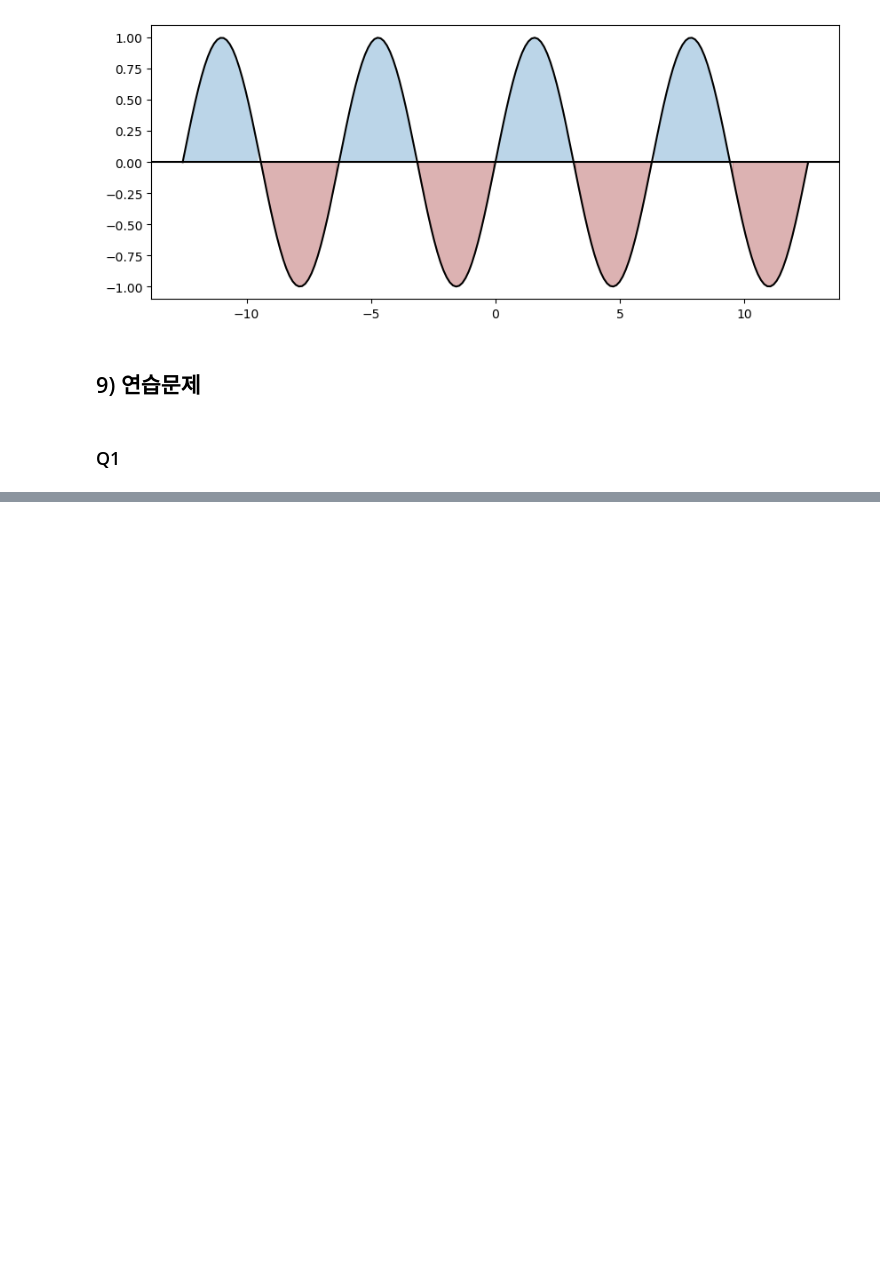
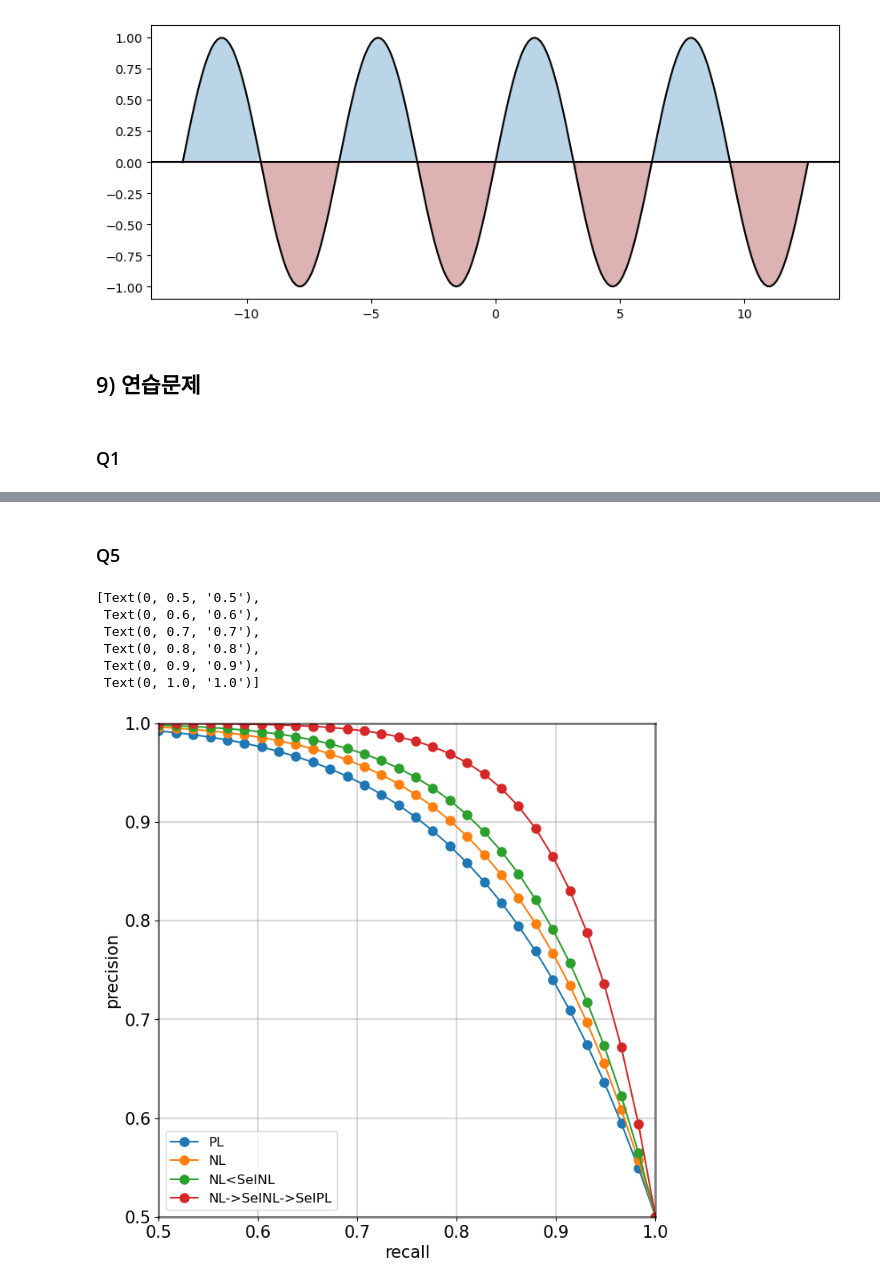
Before and after one commit to scarypillowz/Matplotlib, a Jupyter notebook: graph(1) line plot.ipynb, the cells around one changed output, grey strips where cells are left out. Saved outputs shown, nothing was run; the diff lists cells and outputs as text; code cells hidden in the pictures; blank space fills up the shorter version.

```diff
--- a/graph(1) line plot.ipynb
+++ b/graph(1) line plot.ipynb
@@ -537,0 +647,52 @@ Text(0, 0.5, 'number of types')
+# %% [markdown]
+### Q5
+# %%
+# 데이터
+name_list = ['PL', 'NL', 'NL<SeINL', 'NL->SeINL->SeIPL']
+x_data = np.linspace(.5, 1, 30)
+y_data = np.empty(shape=(0, len(x_data)))
+gamma_list = [6, 7, 8, 12]
+for i in range(len(gamma_list)):
+    y = (-.5)*np.power(x_data, gamma_list[i]) + 1
+    y = y.reshape(1, len(x_data))
+    y_data = np.vstack([y_data, y])
+
+# plotting
+fig, ax = plt.subplots(figsize=(8, 8))
+for i in range(len(name_list)):
+    ax.plot(x_data, y_data[i], label=name_list[i],
+            marker='o', markersize=8)
+
+ax.set_xlim([.5, 1.0])
+ax.set_ylim([.5, 1.0])
+
+label_dict = {'size': 15}
+ax.set_xlabel('recall', fontdict=label_dict)
+ax.set_ylabel('precision', fontdict=label_dict)
+
+ax.grid(linewidth=1.5, alpha=.5)
+
+# spine
+for spine_loc, spine in ax.spines.items():
+    spine.set_linewidth(2)
+    spine.set_alpha(.5)
+
+# legend
+ax.legend(loc='lower left', fontsize=12)
+
+# tick, ticklabel
+tick_dict = {'size': 15}
+ticks = [round(0.1*i, 1) for i in range(5, 11)]
+
+ax.set_xticks(ticks)
+ax.set_xticklabels(ticks, fontdict=tick_dict)
+ax.set_yticks(ticks)
+ax.set_yticklabels(ticks, fontdict=tick_dict)
+# %% [output]
+[Text(0, 0.5, '0.5'),
+ Text(0, 0.6, '0.6'),
+ Text(0, 0.7, '0.7'),
+ Text(0, 0.8, '0.8'),
+ Text(0, 0.9, '0.9'),
+ Text(0, 1.0, '1.0')]
+[figure, added]
```
Also changed, not shown: parts of 13 cells of this notebook.
